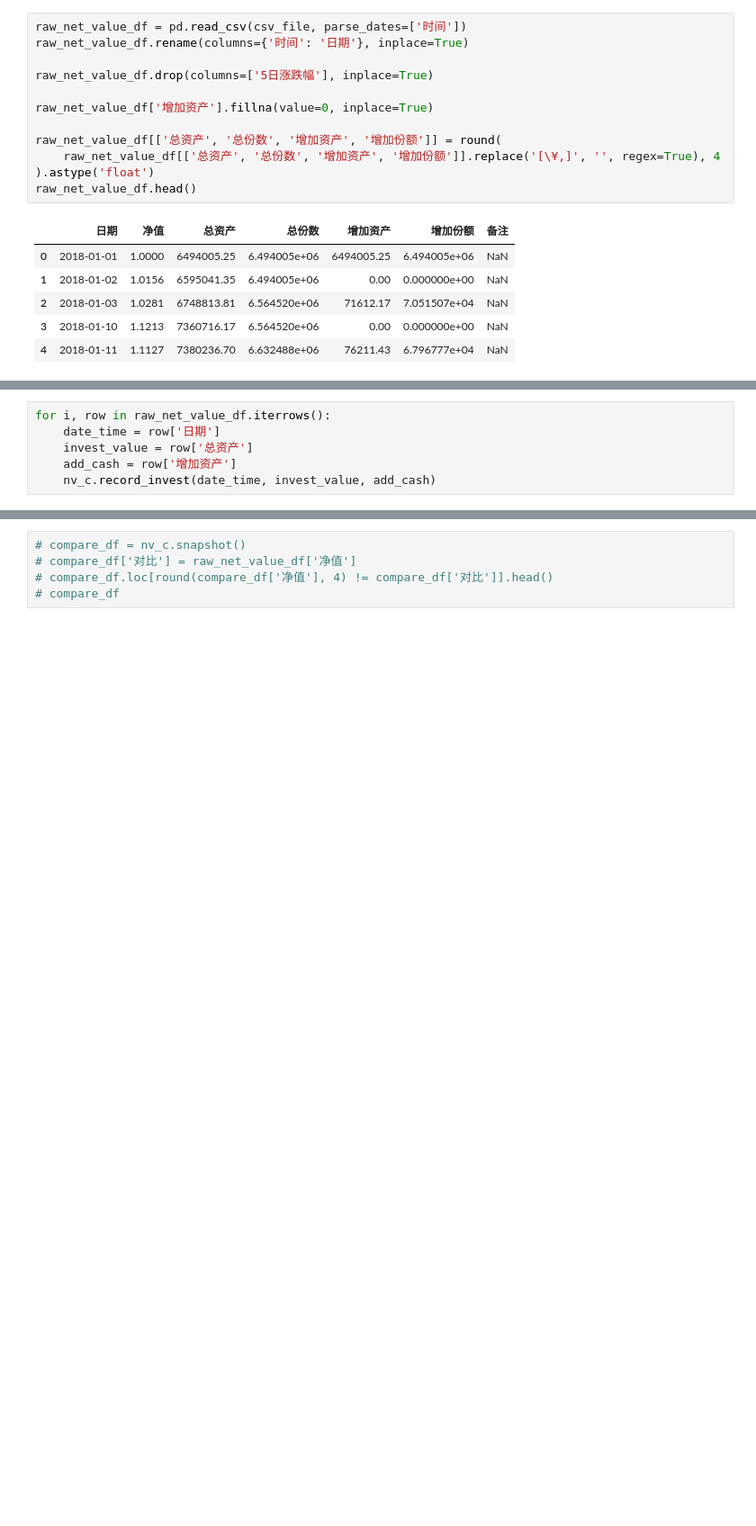
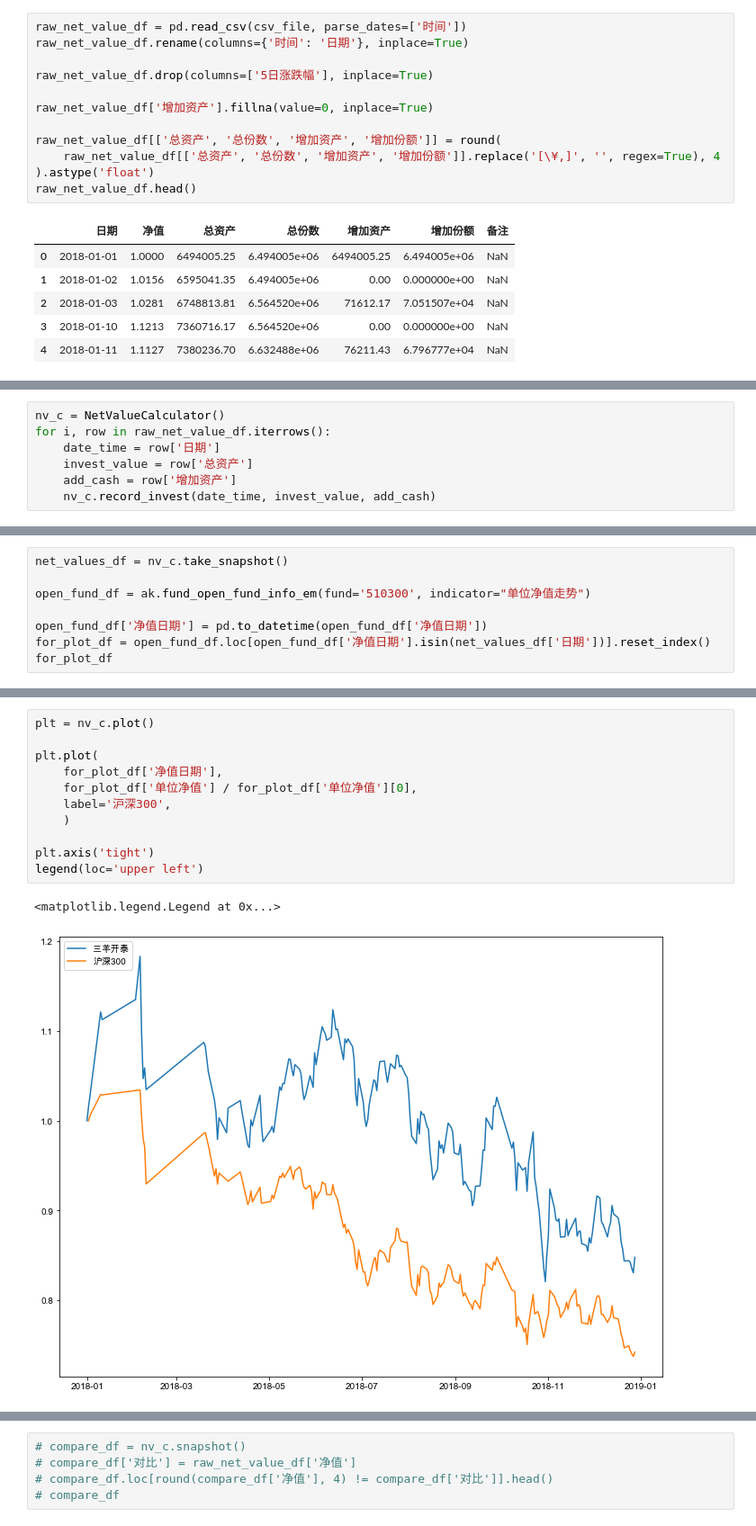
Before and after one commit to yapex/y_stocks, a Jupyter notebook: notebook/净值计算.ipynb, the cells around one changed output, grey strips where cells are left out. Shown at 90% size. Drawn from its saved outputs; the diff is of its cells as text; blank space fills up the shorter version.

Commit message:
重构完成NetValueCalculator，并测试通过

```diff
--- a/notebook/净值计算.ipynb
+++ b/notebook/净值计算.ipynb
@@ -104,4 +129,5 @@ nv_c = NetValueCaculator()
 # %%
+nv_c = NetValueCalculator()
 for i, row in raw_net_value_df.iterrows():
     date_time = row['日期']
     invest_value = row['总资产']
@@ -109,0 +138,8 @@ for i, row in raw_net_value_df.iterrows():
+# %%
+net_values_df = nv_c.take_snapshot()
+
+open_fund_df = ak.fund_open_fund_info_em(fund='510300', indicator="单位净值走势")
+
+open_fund_df['净值日期'] = pd.to_datetime(open_fund_df['净值日期'])
+for_plot_df = open_fund_df.loc[open_fund_df['净值日期'].isin(net_values_df['日期'])].reset_index()
+for_plot_df
@@ -110 +160,15 @@ for i, row in raw_net_value_df.iterrows():
+# %%
+plt = nv_c.plot()
+
+plt.plot(
+    for_plot_df['净值日期'],
+    for_plot_df['单位净值'] / for_plot_df['单位净值'][0],
+    label='沪深300',
+    )
+
+plt.axis('tight')
+legend(loc='upper left')
+# %% [output]
+<matplotlib.legend.Legend at 0x...>
+[figure, added]
 # %%
```
Also changed, not shown: parts of 6 cells of this notebook, 12 other files.
